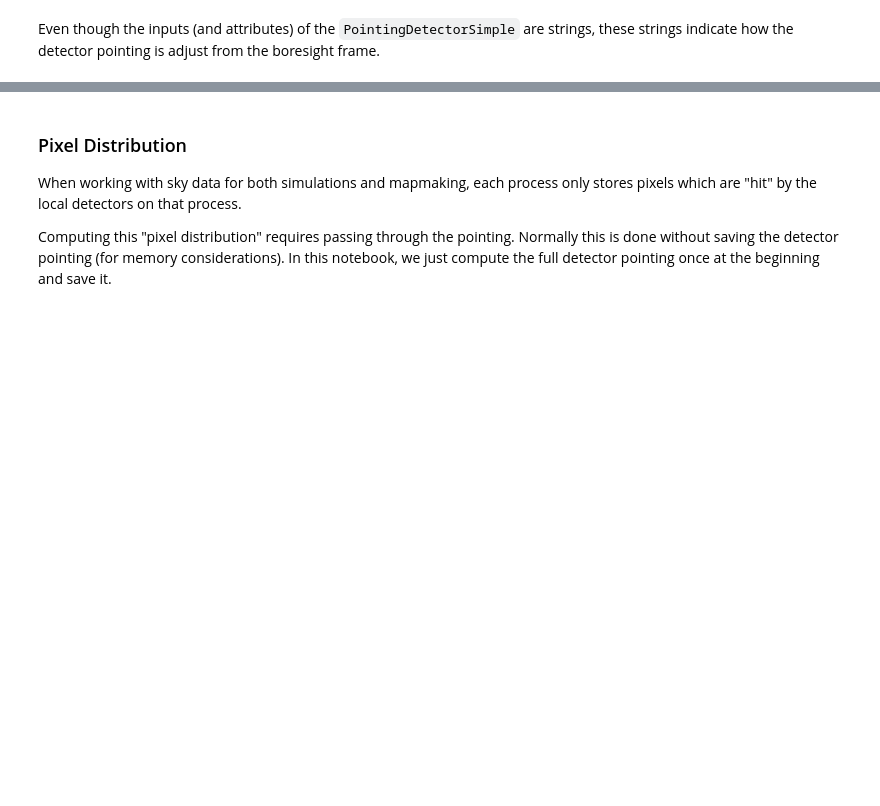
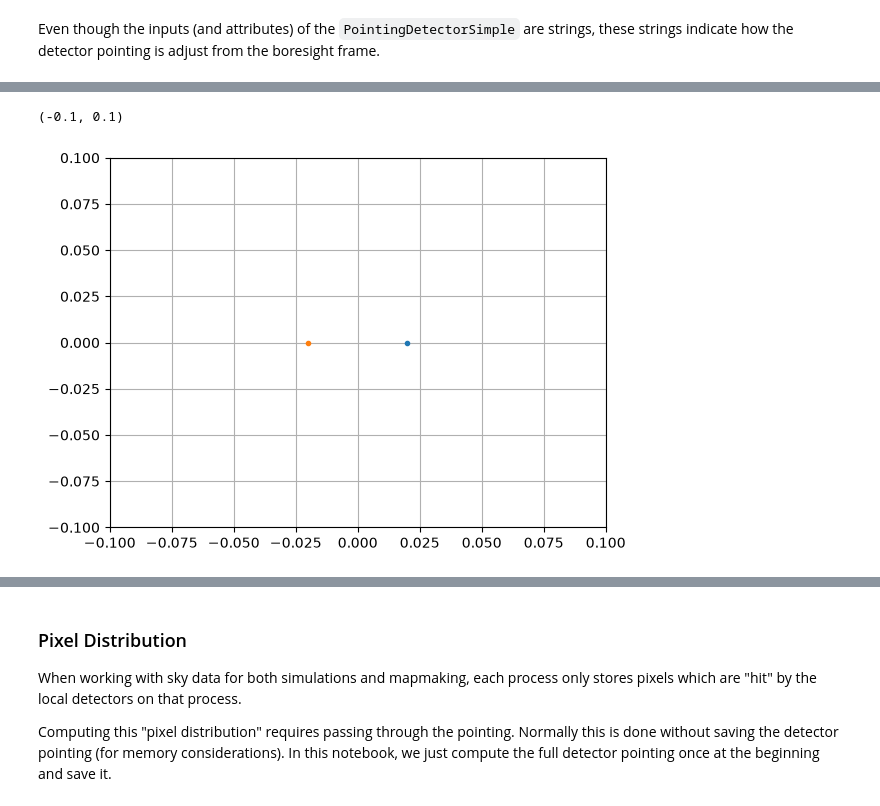
Before and after one commit to henry-e-n/SO_PointingReqs, a Jupyter notebook: toast_tutorial/05_ScanningCustomMap.ipynb, the cells around one changed output, grey strips where cells are left out. Saved outputs shown, nothing was run; the diff lists cells and outputs as text; code cells hidden in the pictures; blank space fills up the shorter version.

```diff
--- a/toast_tutorial/05_ScanningCustomMap.ipynb
+++ b/toast_tutorial/05_ScanningCustomMap.ipynb
@@ -398,0 +467,15 @@ weights_radec.apply(data)
+# %%
+
+import toast.instrument_coords as ic
+invq=ic.quat_to_xieta(qa.inv(defl_quat))
+# %%
+
+plt.figure()
+plt.plot(dxi, deta,'.')
+plt.plot(invq[0],invq[1],'.')
+plt.grid()
+plt.xlim(-0.1,0.1)
+plt.ylim(-0.1,0.1)
+# %% [output]
+(-0.1, 0.1)
+[figure, added]
```
Also changed, not shown: parts of 5 cells of this notebook, 5 other files.
